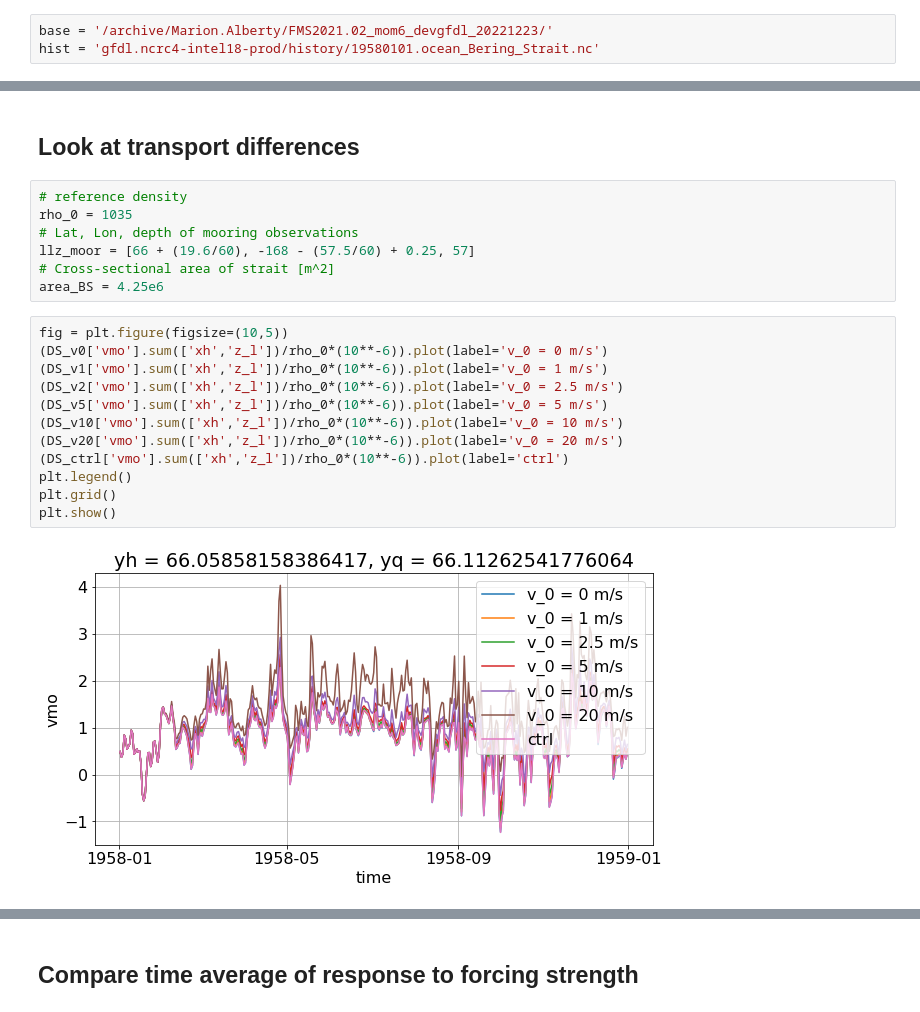
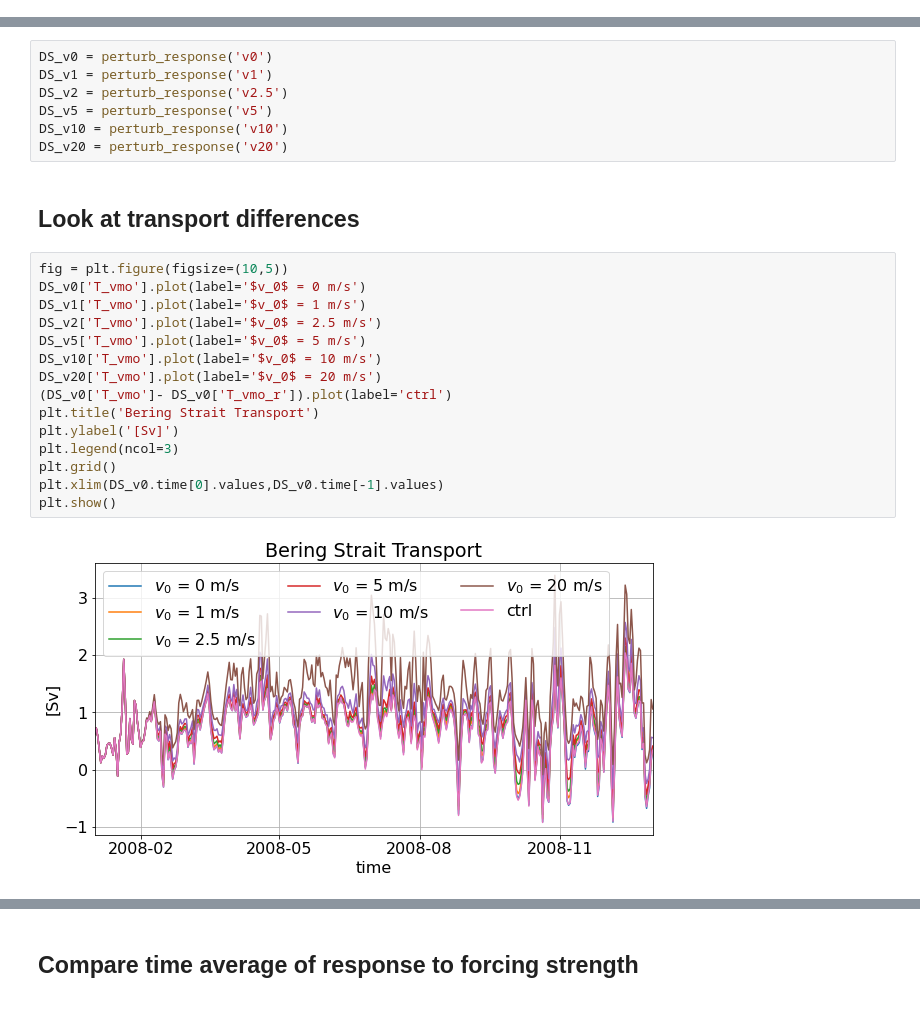
Before and after one commit to marionalberty/Chukchi_heatbudgets, a Jupyter notebook: notebooks/BWP_firstCheck.ipynb, the cells around one changed output, grey strips where cells are left out. Drawn from its saved outputs; the diff is of its cells as text.

```diff
--- a/notebooks/BWP_firstCheck.ipynb
+++ b/notebooks/BWP_firstCheck.ipynb
@@ -19,3 +17,0 @@ import numpy as np
-# %%
-base = '/archive/Marion.Alberty/FMS2021.02_mom6_devgfdl_20221223/'
-hist = 'gfdl.ncrc4-intel18-prod/history/19580101.ocean_Bering_Strait.nc'
@@ -133,25 +116,28 @@ plt.show()
+# %%
+DS_v0 = perturb_response('v0')
+DS_v1 = perturb_response('v1')
+DS_v2 = perturb_response('v2.5')
+DS_v5 = perturb_response('v5')
+DS_v10 = perturb_response('v10')
+DS_v20 = perturb_response('v20')
 # %% [markdown]
 ## Look at transport differences
-# %%
-# reference density
-rho_0 = 1035
-# Lat, Lon, depth of mooring observations
-llz_moor = [66 + (19.6/60), -168 - (57.5/60) + 0.25, 57]
-# Cross-sectional area of strait [m^2]
-area_BS = 4.25e6
 # %%
 fig = plt.figure(figsize=(10,5))
-(DS_v0['vmo'].sum(['xh','z_l'])/rho_0*(10**-6)).plot(label='v_0 = 0 m/s')
-(DS_v1['vmo'].sum(['xh','z_l'])/rho_0*(10**-6)).plot(label='v_0 = 1 m/s')
-(DS_v2['vmo'].sum(['xh','z_l'])/rho_0*(10**-6)).plot(label='v_0 = 2.5 m/s')
-(DS_v5['vmo'].sum(['xh','z_l'])/rho_0*(10**-6)).plot(label='v_0 = 5 m/s')
-(DS_v10['vmo'].sum(['xh','z_l'])/rho_0*(10**-6)).plot(label='v_0 = 10 m/s')
-(DS_v20['vmo'].sum(['xh','z_l'])/rho_0*(10**-6)).plot(label='v_0 = 20 m/s')
-(DS_ctrl['vmo'].sum(['xh','z_l'])/rho_0*(10**-6)).plot(label='ctrl')
-plt.legend()
+DS_v0['T_vmo'].plot(label='$v_0$ = 0 m/s')
+DS_v1['T_vmo'].plot(label='$v_0$ = 1 m/s')
+DS_v2['T_vmo'].plot(label='$v_0$ = 2.5 m/s')
+DS_v5['T_vmo'].plot(label='$v_0$ = 5 m/s')
+DS_v10['T_vmo'].plot(label='$v_0$ = 10 m/s')
+DS_v20['T_vmo'].plot(label='$v_0$ = 20 m/s')
+(DS_v0['T_vmo']- DS_v0['T_vmo_r']).plot(label='ctrl')
+plt.title('Bering Strait Transport')
+plt.ylabel('[Sv]')
+plt.legend(ncol=3)
 plt.grid()
+plt.xlim(DS_v0.time[0].values,DS_v0.time[-1].values)
 plt.show()
 # %% [output]
-[figure, old version]
+[figure, new version]
 # %%
 fig = plt.figure(figsize=(10,5))
```
Also changed, not shown: parts of 32 cells of this notebook.
